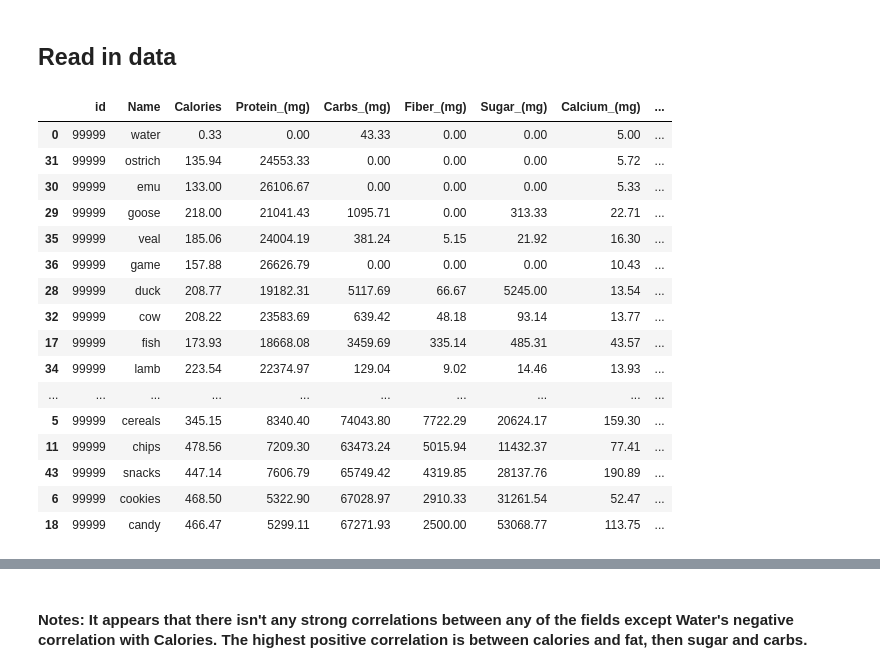
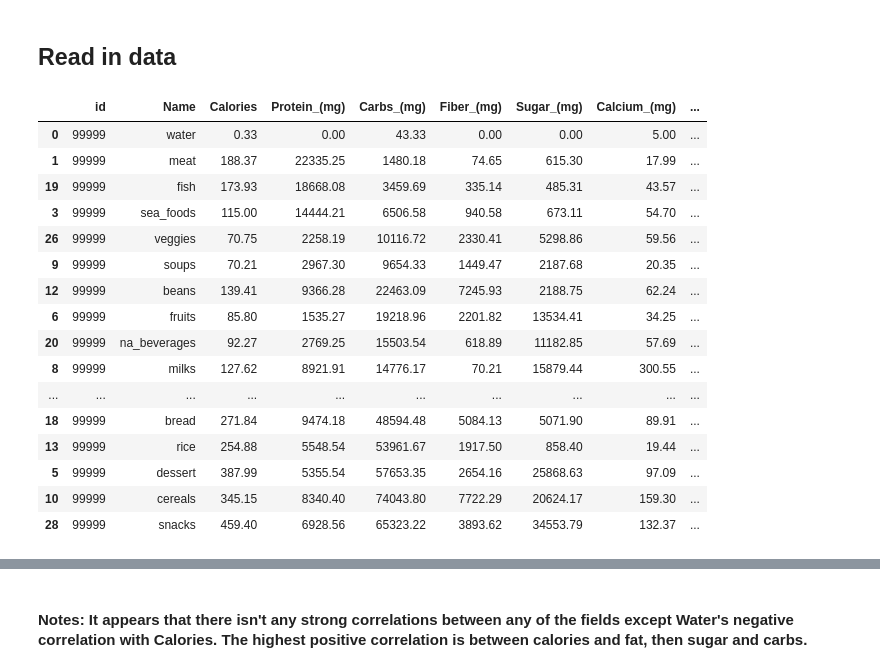
Before and after one commit to Dylanbbenson/Food_Nutrition_Analysis, a Jupyter notebook: Food_Nutrition_Analysis.ipynb, the cells around one changed output, grey strips where cells are left out. Saved outputs shown, nothing was run; the diff lists cells and outputs as text; code cells hidden in the pictures.

```diff
--- a/Food_Nutrition_Analysis.ipynb
+++ b/Food_Nutrition_Analysis.ipynb
@@ -14,33 +14,33 @@ sns.set(font_scale=1.5)
 # Prepare the data. This script fixes the ABBREV.csv file and pulls the foods into their respective food groups
 %run data_prep.py
 # %%
-averages_list = [water_average, fruits_average, cheeses_average, milks_average, soups_average, cereals_average, cookies_average, babyfoods_average, beans_average, rice_average, ice_creams_average, chips_average, pasta_average, fast_food_average, pizza_average, school_lunches_average, bread_average, fish_average, candy_average, na_beverages_average, alcoholic_beverages_average, dressings_average, eggs_average, yogurts_average, oils_average, cake_average, butter_average, chicken_average, duck_average, goose_average, emu_average, ostrich_average, cow_average, pig_average, lamb_average, veal_average, game_average, gravy_average, pie_average, pudding_average, veggies_average, nuts_average, chocolates_average, snacks_average]
+averages_list = [water_average, meat_average, frozen_food_average, seafoods_average, seasonings_average, dessert_average, fruits_average, cheeses_average, milks_average, soups_average, cereals_average, babyfoods_average, beans_average, rice_average, pasta_average, fast_food_average, pizza_average, school_lunches_average, bread_average, fish_average, na_beverages_average, alcoholic_beverages_average, dressings_average, oils_average, butter_average, gravy_average, veggies_average, nuts_average, snacks_average]
 
 # combine all the dataframes into one using concat
 all_averages = pd.concat(averages_list, ignore_index=True)
 
 all_averages = all_averages.sort_values(by='Health_Score', ascending=False)
 all_averages['Name'] = all_averages['Name'].str.replace('_Average', '')
 all_averages['Name'] = all_averages['Name'].str.replace('_average', '')
 all_averages
 # %% [output]
 |  | id | Name | Calories | Protein_(mg) | Carbs_(mg) | Fiber_(mg) | Sugar_(mg) | Calcium_(mg) | ... |
 | 0 | 99999 | water | 0.33 | 0.00 | 43.33 | 0.00 | 0.00 | 5.00 | ... |
-| 31 | 99999 | ostrich | 135.94 | 24553.33 | 0.00 | 0.00 | 0.00 | 5.72 | ... |
-| 30 | 99999 | emu | 133.00 | 26106.67 | 0.00 | 0.00 | 0.00 | 5.33 | ... |
-| 29 | 99999 | goose | 218.00 | 21041.43 | 1095.71 | 0.00 | 313.33 | 22.71 | ... |
-| 35 | 99999 | veal | 185.06 | 24004.19 | 381.24 | 5.15 | 21.92 | 16.30 | ... |
-| 36 | 99999 | game | 157.88 | 26626.79 | 0.00 | 0.00 | 0.00 | 10.43 | ... |
-| 28 | 99999 | duck | 208.77 | 19182.31 | 5117.69 | 66.67 | 5245.00 | 13.54 | ... |
-| 32 | 99999 | cow | 208.22 | 23583.69 | 639.42 | 48.18 | 93.14 | 13.77 | ... |
-| 17 | 99999 | fish | 173.93 | 18668.08 | 3459.69 | 335.14 | 485.31 | 43.57 | ... |
-| 34 | 99999 | lamb | 223.54 | 22374.97 | 129.04 | 9.02 | 14.46 | 13.93 | ... |
+| 1 | 99999 | meat | 188.37 | 22335.25 | 1480.18 | 74.65 | 615.30 | 17.99 | ... |
+| 19 | 99999 | fish | 173.93 | 18668.08 | 3459.69 | 335.14 | 485.31 | 43.57 | ... |
+| 3 | 99999 | sea_foods | 115.00 | 14444.21 | 6506.58 | 940.58 | 673.11 | 54.70 | ... |
+| 26 | 99999 | veggies | 70.75 | 2258.19 | 10116.72 | 2330.41 | 5298.86 | 59.56 | ... |
+| 9 | 99999 | soups | 70.21 | 2967.30 | 9654.33 | 1449.47 | 2187.68 | 20.35 | ... |
+| 12 | 99999 | beans | 139.41 | 9366.28 | 22463.09 | 7245.93 | 2188.75 | 62.24 | ... |
+| 6 | 99999 | fruits | 85.80 | 1535.27 | 19218.96 | 2201.82 | 13534.41 | 34.25 | ... |
+| 20 | 99999 | na_beverages | 92.27 | 2769.25 | 15503.54 | 618.89 | 11182.85 | 57.69 | ... |
+| 8 | 99999 | milks | 127.62 | 8921.91 | 14776.17 | 70.21 | 15879.44 | 300.55 | ... |
 | ... | ... | ... | ... | ... | ... | ... | ... | ... | ... |
-| 5 | 99999 | cereals | 345.15 | 8340.40 | 74043.80 | 7722.29 | 20624.17 | 159.30 | ... |
-| 11 | 99999 | chips | 478.56 | 7209.30 | 63473.24 | 5015.94 | 11432.37 | 77.41 | ... |
-| 43 | 99999 | snacks | 447.14 | 7606.79 | 65749.42 | 4319.85 | 28137.76 | 190.89 | ... |
-| 6 | 99999 | cookies | 468.50 | 5322.90 | 67028.97 | 2910.33 | 31261.54 | 52.47 | ... |
-| 18 | 99999 | candy | 466.47 | 5299.11 | 67271.93 | 2500.00 | 53068.77 | 113.75 | ... |
+| 18 | 99999 | bread | 271.84 | 9474.18 | 48594.48 | 5084.13 | 5071.90 | 89.91 | ... |
+| 13 | 99999 | rice | 254.88 | 5548.54 | 53961.67 | 1917.50 | 858.40 | 19.44 | ... |
+| 5 | 99999 | dessert | 387.99 | 5355.54 | 57653.35 | 2654.16 | 25868.63 | 97.09 | ... |
+| 10 | 99999 | cereals | 345.15 | 8340.40 | 74043.80 | 7722.29 | 20624.17 | 159.30 | ... |
+| 28 | 99999 | snacks | 459.40 | 6928.56 | 65323.22 | 3893.62 | 34553.79 | 132.37 | ... |
 # %%
 #Create bar graph of top ten Countries by coffee consumption
 sns.set(rc={"figure.figsize":(40, 10)})
```
Also changed, not shown: parts of 26 cells of this notebook, 1 other file.
